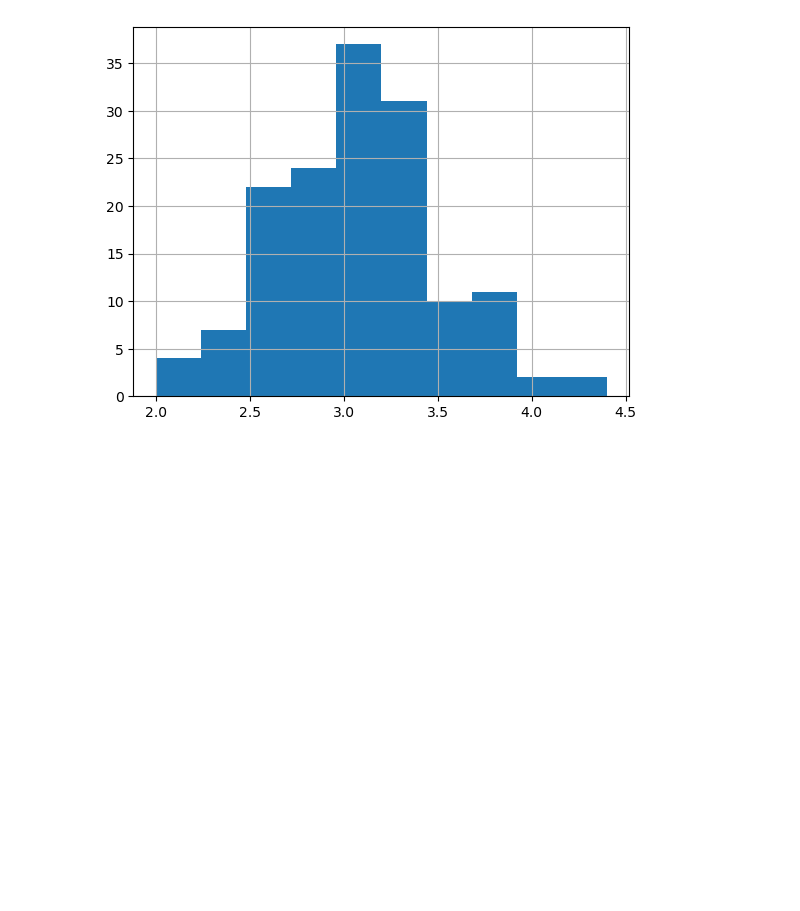
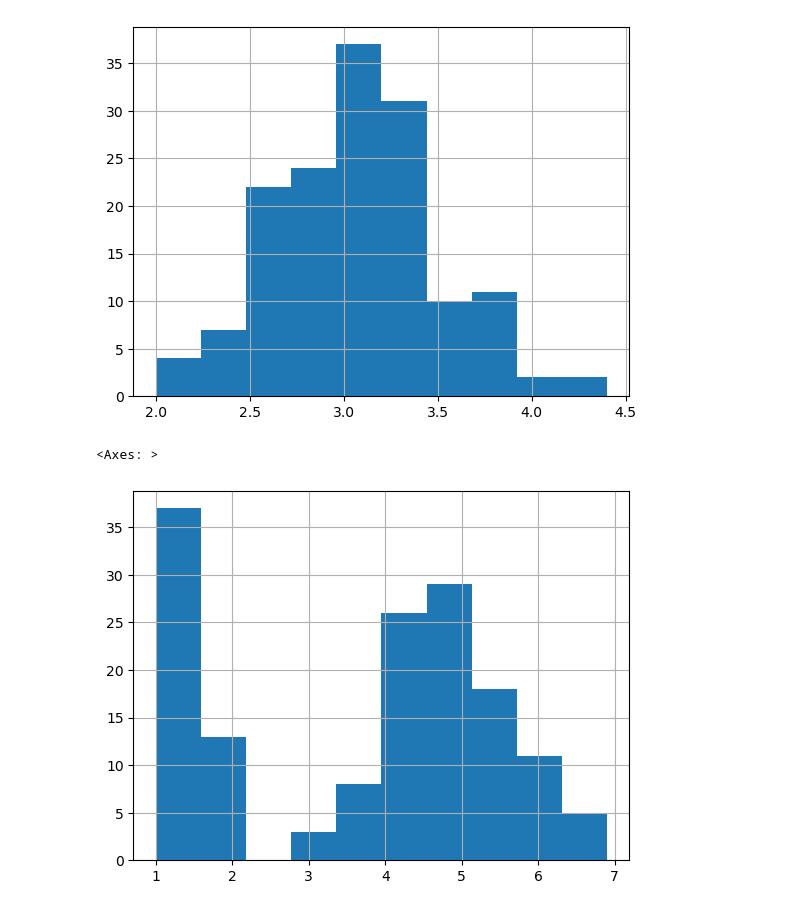
Before and after one commit to markdhareal/logistic-regression-models, a Jupyter notebook: notebooks/multiclass_logistic_regression.ipynb, the cells around one changed output. Saved outputs shown, nothing was run; the diff lists cells and outputs as text; code cells hidden in the pictures; blank space fills up the shorter version.

```diff
--- a/notebooks/multiclass_logistic_regression.ipynb
+++ b/notebooks/multiclass_logistic_regression.ipynb
@@ -96,3 +96,8 @@ dataframe['Sepal.Width'].hist()
 # %% [output]
 <Axes: >
 [figure]
+# %%
+dataframe['Petal.Length'].hist()
+# %% [output]
+<Axes: >
+[figure, added]
```
Also changed, not shown: parts of 8 cells of this notebook.
